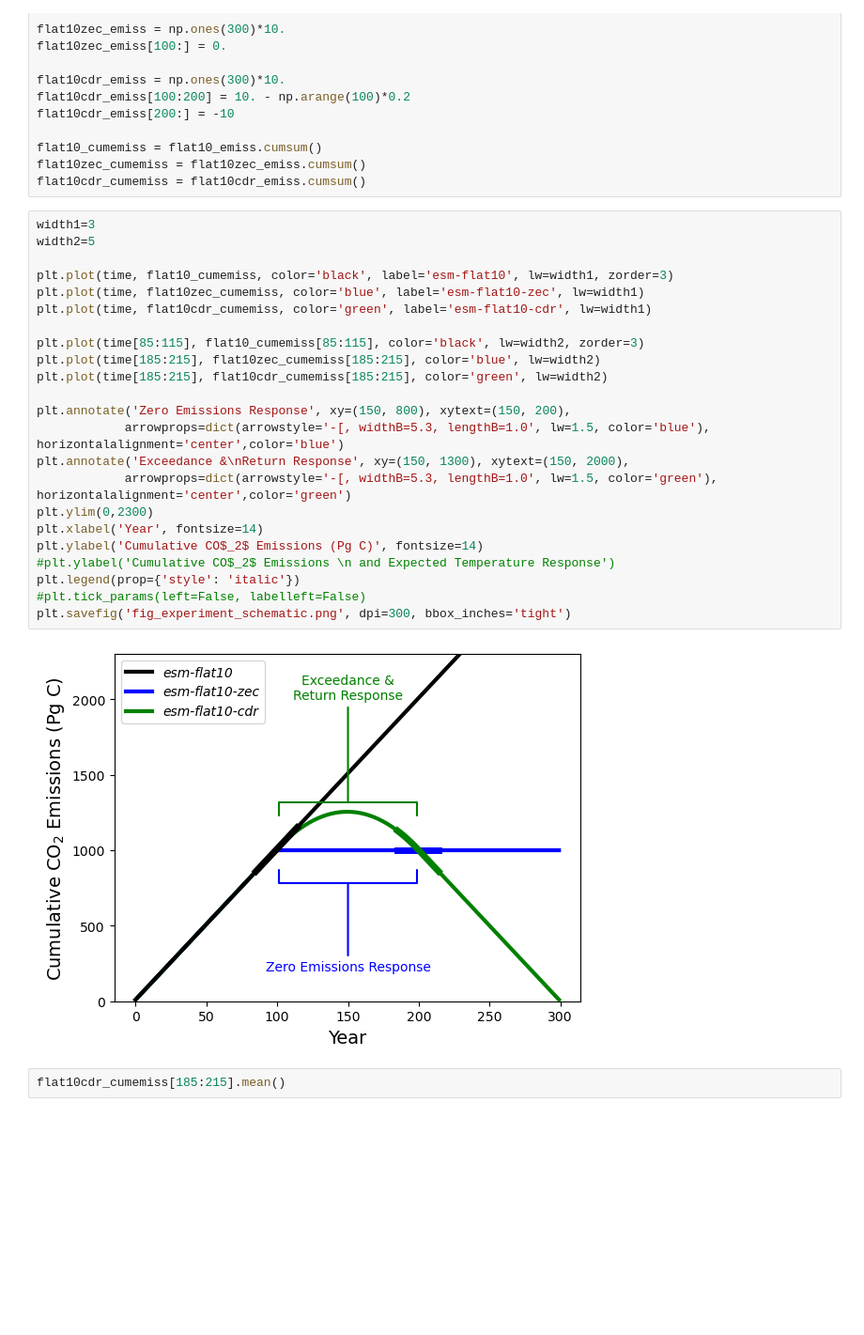
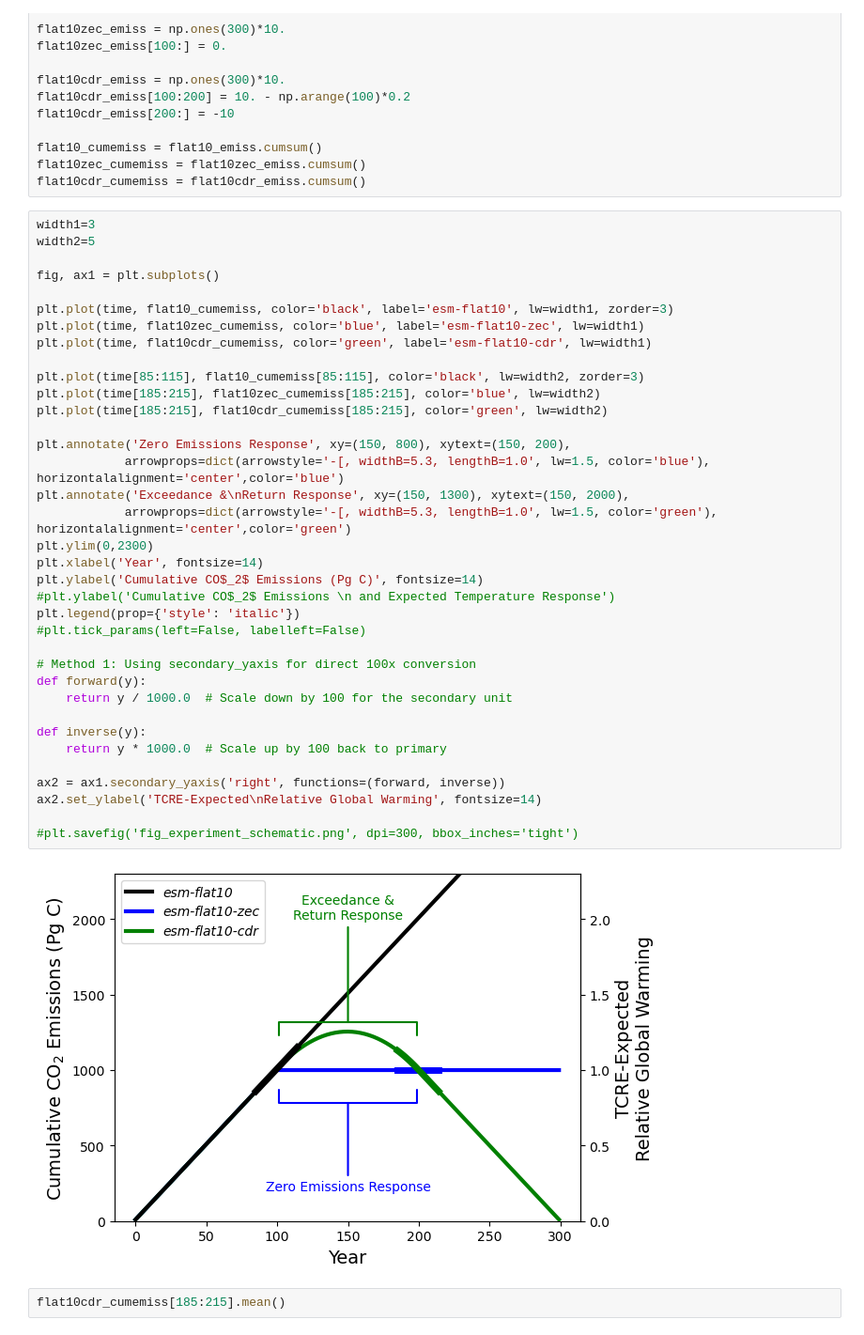
Before and after one commit to ckoven/flat10mip_regional_climatechange, a Jupyter notebook: precip_temp_analysis.ipynb, the cells around one changed output. Shown at 94% size. Saved outputs shown, nothing was run; the diff lists cells and outputs as text; blank space fills up the shorter version.

```diff
--- a/precip_temp_analysis.ipynb
+++ b/precip_temp_analysis.ipynb
@@ -328,28 +406,41 @@ flat10cdr_cumemiss = flat10cdr_emiss.cumsum()
 # %%
 width1=3
 width2=5
+
+fig, ax1 = plt.subplots()
 
 plt.plot(time, flat10_cumemiss, color='black', label='esm-flat10', lw=width1, zorder=3)
 plt.plot(time, flat10zec_cumemiss, color='blue', label='esm-flat10-zec', lw=width1)
 plt.plot(time, flat10cdr_cumemiss, color='green', label='esm-flat10-cdr', lw=width1)
 
 plt.plot(time[85:115], flat10_cumemiss[85:115], color='black', lw=width2, zorder=3)
 plt.plot(time[185:215], flat10zec_cumemiss[185:215], color='blue', lw=width2)
 plt.plot(time[185:215], flat10cdr_cumemiss[185:215], color='green', lw=width2)
 
 plt.annotate('Zero Emissions Response', xy=(150, 800), xytext=(150, 200),
             arrowprops=dict(arrowstyle='-[, widthB=5.3, lengthB=1.0', lw=1.5, color='blue'), horizontalalignment='center',color='blue')
 plt.annotate('Exceedance &\nReturn Response', xy=(150, 1300), xytext=(150, 2000),
             arrowprops=dict(arrowstyle='-[, widthB=5.3, lengthB=1.0', lw=1.5, color='green'), horizontalalignment='center',color='green')
 plt.ylim(0,2300)
 plt.xlabel('Year', fontsize=14)
 plt.ylabel('Cumulative CO$_2$ Emissions (Pg C)', fontsize=14)
 #plt.ylabel('Cumulative CO$_2$ Emissions \n and Expected Temperature Response')
 plt.legend(prop={'style': 'italic'})
 #plt.tick_params(left=False, labelleft=False)
-plt.savefig('fig_experiment_schematic.png', dpi=300, bbox_inches='tight')
+
+# Method 1: Using secondary_yaxis for direct 100x conversion
+def forward(y):
+    return y / 1000.0  # Scale down by 100 for the secondary unit
+
+def inverse(y):
+    return y * 1000.0  # Scale up by 100 back to primary
+
+ax2 = ax1.secondary_yaxis('right', functions=(forward, inverse))
+ax2.set_ylabel('TCRE-Expected\nRelative Global Warming', fontsize=14)
+
+#plt.savefig('fig_experiment_schematic.png', dpi=300, bbox_inches='tight')
 # %% [output]
-[figure, old version]
+[figure, new version]
 # %%
 flat10cdr_cumemiss[185:215].mean()
 # %% [output]
```
Also changed, not shown: parts of 5 cells of this notebook, 13 other files.
